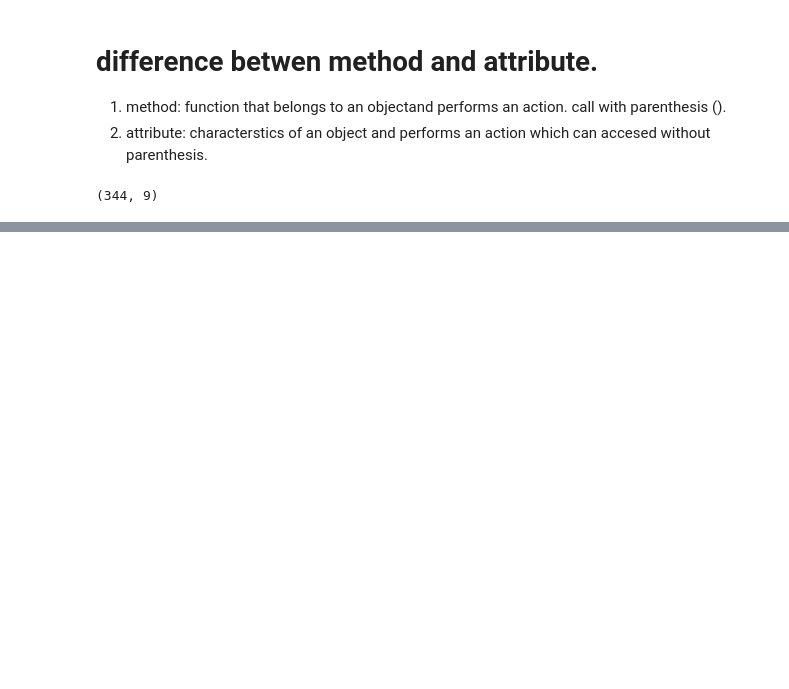
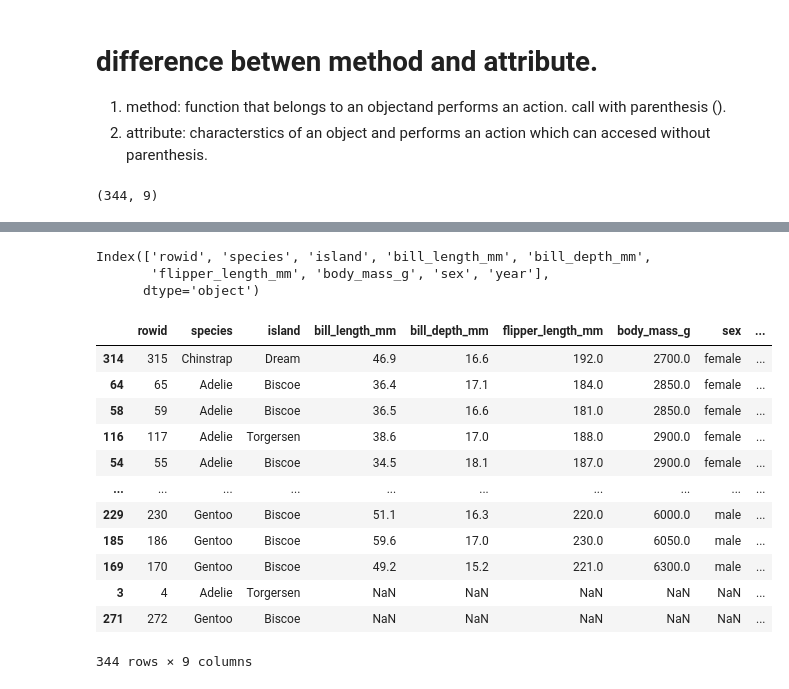
Before and after one commit to Praruj/Pandas_Practise_Portfolio, a Jupyter notebook: Notebooks/Penguins_exploration.ipynb, the cells around one changed output, grey strips where cells are left out. Drawn from its saved outputs; the diff is of its cells as text; code cells hidden in the pictures; blank space fills up the shorter version.

```diff
--- a/Notebooks/Penguins_exploration.ipynb
+++ b/Notebooks/Penguins_exploration.ipynb
@@ -42,0 +69,26 @@ penguins.shape
+# %%
+# columns attribute : holds the column name and have index object.
+penguins.columns
+# %% [output]
+Index(['rowid', 'species', 'island', 'bill_length_mm', 'bill_depth_mm',
+       'flipper_length_mm', 'body_mass_g', 'sex', 'year'],
+      dtype='object')
+# %%
+# The sort_values() method.
+cols=["body_mass_g","flipper_length_mm"]
+sort=[True,False]
+penguins.sort_values(cols,ascending=sort)  #sorting in descending order.
+# %% [output]
+|  | rowid | species | island | bill_length_mm | bill_depth_mm | flipper_length_mm | body_mass_g | sex | ... |
+| 314 | 315 | Chinstrap | Dream | 46.9 | 16.6 | 192.0 | 2700.0 | female | ... |
+| 64 | 65 | Adelie | Biscoe | 36.4 | 17.1 | 184.0 | 2850.0 | female | ... |
+| 58 | 59 | Adelie | Biscoe | 36.5 | 16.6 | 181.0 | 2850.0 | female | ... |
+| 116 | 117 | Adelie | Torgersen | 38.6 | 17.0 | 188.0 | 2900.0 | female | ... |
+| 54 | 55 | Adelie | Biscoe | 34.5 | 18.1 | 187.0 | 2900.0 | female | ... |
+| ... | ... | ... | ... | ... | ... | ... | ... | ... | ... |
+| 229 | 230 | Gentoo | Biscoe | 51.1 | 16.3 | 220.0 | 6000.0 | male | ... |
+| 185 | 186 | Gentoo | Biscoe | 59.6 | 17.0 | 230.0 | 6050.0 | male | ... |
+| 169 | 170 | Gentoo | Biscoe | 49.2 | 15.2 | 221.0 | 6300.0 | male | ... |
+| 3 | 4 | Adelie | Torgersen | NaN | NaN | NaN | NaN | NaN | ... |
+| 271 | 272 | Gentoo | Biscoe | NaN | NaN | NaN | NaN | NaN | ... |
+344 rows × 9 columns
```
Also changed, not shown: parts of 9 cells of this notebook.
